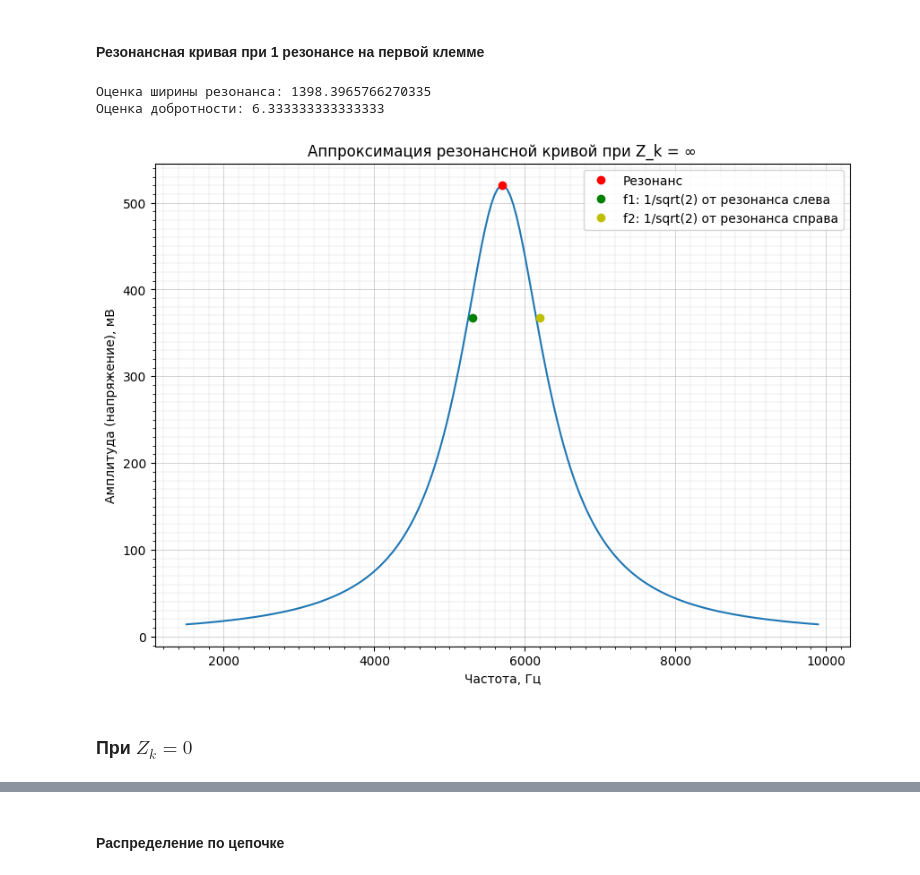
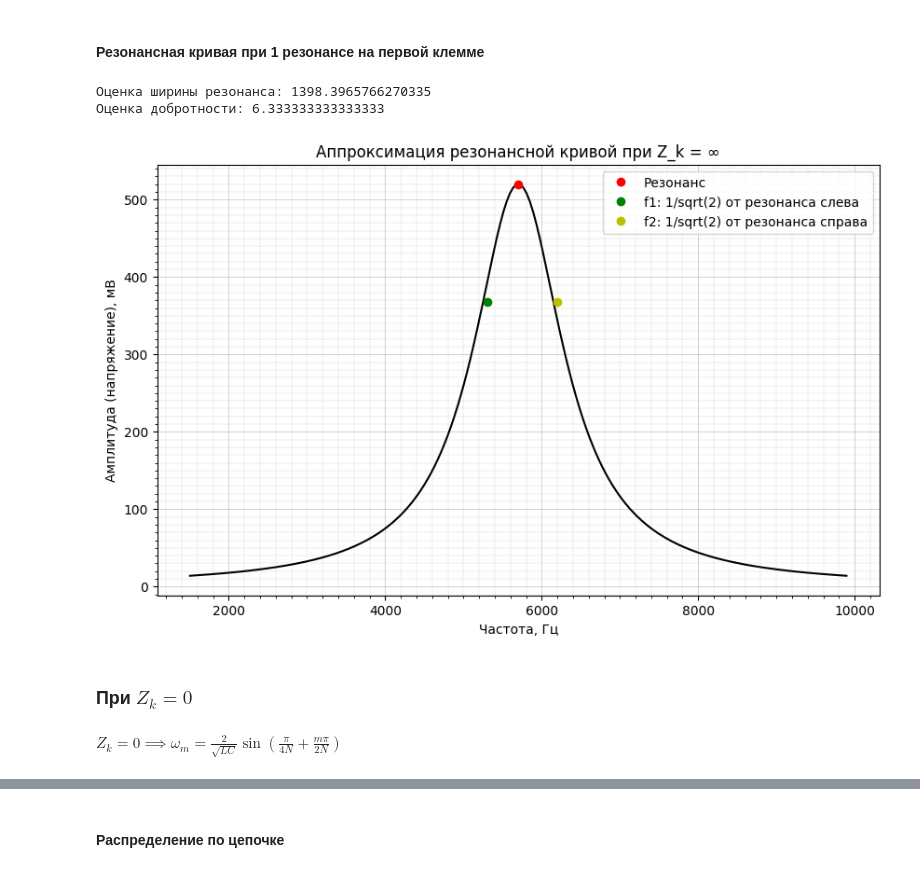
Before and after one commit to UmbrellaLeaf5/physics_lab_works, a Jupyter notebook: 4_sem/222/222.ipynb, the cells around one changed output, grey strips where cells are left out. Saved outputs shown, nothing was run; the diff lists cells and outputs as text; code cells hidden in the pictures.

```diff
--- a/4_sem/222/222.ipynb
+++ b/4_sem/222/222.ipynb
@@ -268,44 +242,46 @@ def ApproximateResonanceCurve(f0: float,
 # %% [markdown]
 #### Резонансная кривая при 1 резонансе на первой клемме
 # %%
-_, axs = polt.subplots(1, 1, figsize = (10, 7))
+_, axs = polt.subplots(1, 1, figsize=(10, 6))
 
 axs.set_title("Аппроксимация резонансной кривой при Z_k = ∞")
 axs.set_xlabel("Частота, Гц")
 axs.set_ylabel("Амплитуда (напряжение), мВ")
 
-f0 = 5.7 * 10**3  # резонансная частота
-f1 = 5.3 * 10**3  # частота слева, где амплитуда 1/sqrt(2)
-f2 = 6.2 * 10**3  # частота справа, где амплитуда 1/sqrt(2)
+f_0 = 5.7 * 10**3  # резонансная частота
+f_1 = 5.3 * 10**3  # частота слева, где амплитуда 1/sqrt(2)
+f_2 = 6.2 * 10**3  # частота справа, где амплитуда 1/sqrt(2)
 resonance = 520
 
-resonance_curve, gamma = ApproximateResonanceCurve(f0, f1, f2, resonance)
+ResonanceCurve, gamma = ApproximateResonanceCurve(f_0, f_1, f_2, resonance)
 
 print(f"Оценка ширины резонанса: {gamma}")
-print(f"Оценка добротности: {f0/(f2 - f1)}")
+print(f"Оценка добротности: {f_0/(f_2 - f_1)}")
 
-frequencies = np.linspace(f0 - 3 * gamma, f0 + 3 * gamma, 200)
-amplitudes = [resonance_curve(f) for f in frequencies]
-polt.plot(frequencies, amplitudes)
+frequencies = np.linspace(f_0 - 3 * gamma, f_0 + 3 * gamma, 200)
+amplitudes = [ResonanceCurve(f) for f in frequencies]
+polt.plot(frequencies, amplitudes, color="black")
 
-polt.plot(f0, resonance, 'ro', label='Резонанс')
-polt.plot(f1, resonance / np.sqrt(2), 'go', label='f1: 1/sqrt(2) от резонанса слева')
-polt.plot(f2, resonance / np.sqrt(2), 'yo', label='f2: 1/sqrt(2) от резонанса справа')
+polt.plot(f_0, resonance, 'ro', label='Резонанс')
+polt.plot(f_1, resonance / np.sqrt(2), 'go', label='f1: 1/sqrt(2) от резонанса слева')
+polt.plot(f_2, resonance / np.sqrt(2), 'yo', label='f2: 1/sqrt(2) от резонанса справа')
 
 axs.xaxis.set_minor_locator(AutoMinorLocator(10))
 axs.yaxis.set_minor_locator(AutoMinorLocator(10))
 
-polt.grid(which = 'minor', linestyle='--', linewidth = 0.2)
-polt.grid(which = 'major', linewidth = 0.4)
+polt.grid(which='minor', linestyle='--', linewidth=0.2)
+polt.grid(which='major', linewidth=0.4)
 
 polt.legend()
 polt.show()
 # %% [output]
 Оценка ширины резонанса: 1398.3965766270335
 Оценка добротности: 6.333333333333333
-[figure, old version]
+[figure, new version]
 # %% [markdown]
 ### При $ Z_k = 0 $
+# %% [markdown]
+$Z_k = 0 \implies \omega_m = \frac{2}{\sqrt{L C}} \sin(\frac{\pi}{4 N} + \frac{m \pi}{2 N})$
 # %%
 x_points = np.arange(1, 9+1)
 
```
Also changed, not shown: parts of 18 cells of this notebook, 3 other files.
